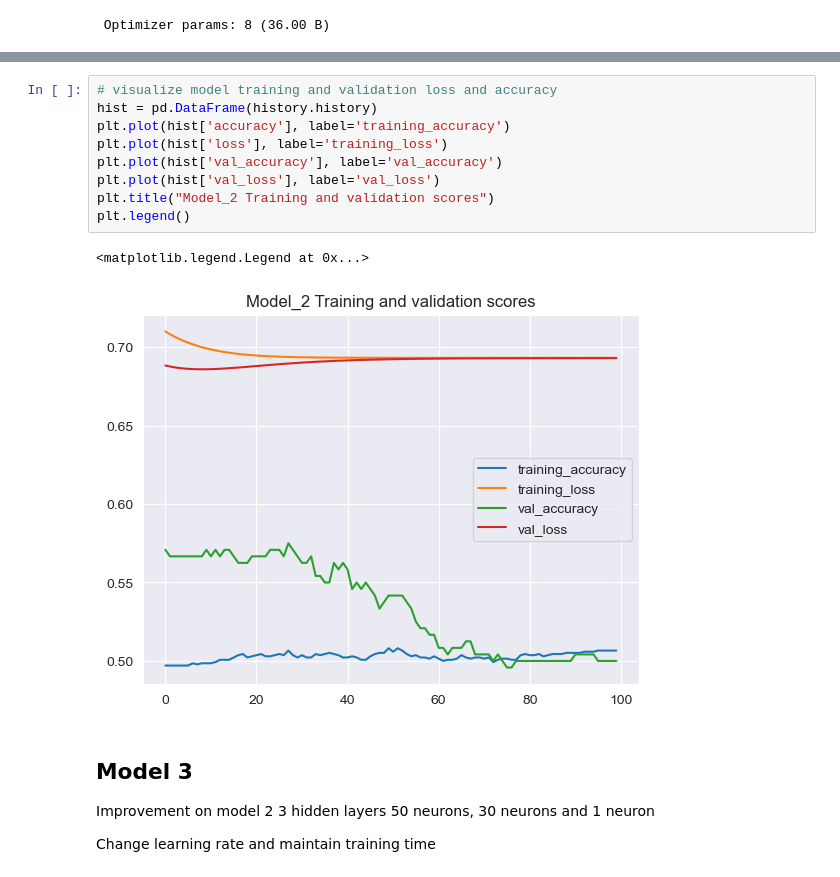
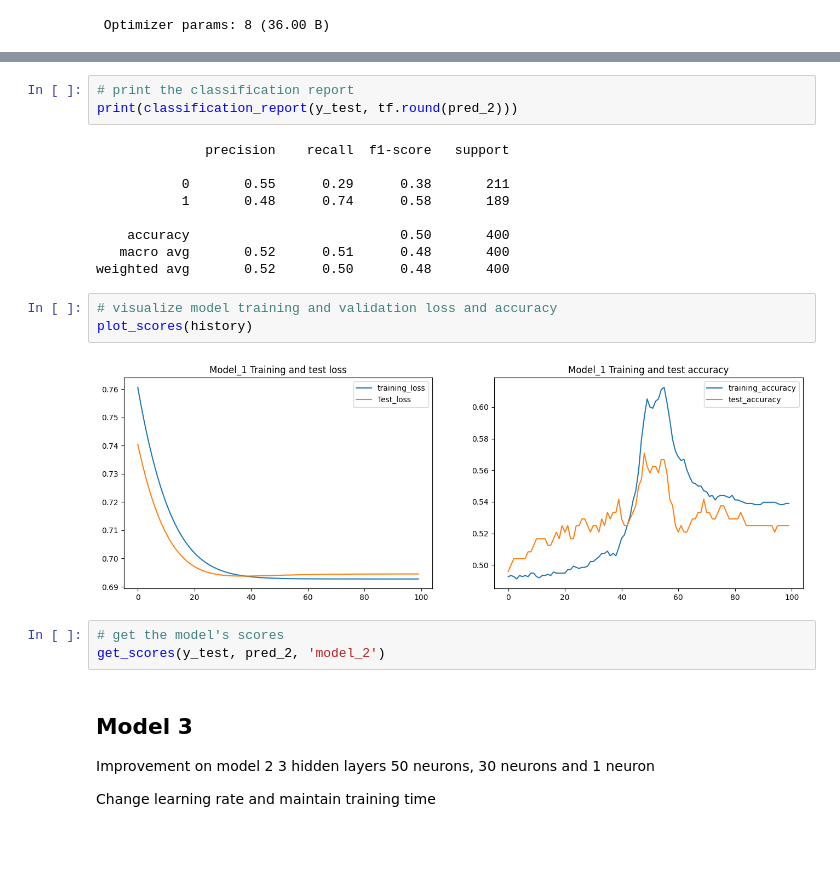
Before and after one commit to Jefest1/deep_learning_TensorFlow_Lessons, a Jupyter notebook: 02_classification_with_tensorflow.ipynb, the cells around one changed output, grey strips where cells are left out. Saved outputs shown, nothing was run; the diff lists cells and outputs as text; blank space fills up the shorter version.

```diff
--- a/02_classification_with_tensorflow.ipynb
+++ b/02_classification_with_tensorflow.ipynb
@@ -177,15 +264,23 @@ model_2.evaluate(X_test, y_test)
+# %%
+# print the classification report
+print(classification_report(y_test, tf.round(pred_2)))
+# %% [output]
+              precision    recall  f1-score   support
+
+           0       0.55      0.29      0.38       211
+           1       0.48      0.74      0.58       189
+
+    accuracy                           0.50       400
+   macro avg       0.52      0.51      0.48       400
+weighted avg       0.52      0.50      0.48       400
 # %%
 # visualize model training and validation loss and accuracy
-hist = pd.DataFrame(history.history)
-plt.plot(hist['accuracy'], label='training_accuracy')
-plt.plot(hist['loss'], label='training_loss')
-plt.plot(hist['val_accuracy'], label='val_accuracy')
-plt.plot(hist['val_loss'], label='val_loss')
-plt.title("Model_2 Training and validation scores")
-plt.legend()
+plot_scores(history)
 # %% [output]
-<matplotlib.legend.Legend at 0x...>
-[figure, old version]
+[figure, new version]
+# %%
+# get the model's scores
+get_scores(y_test, pred_2, 'model_2')
 # %% [markdown]
 ## Model 3
 Improvement on model 2
```
Also changed, not shown: parts of 28 cells of this notebook.
